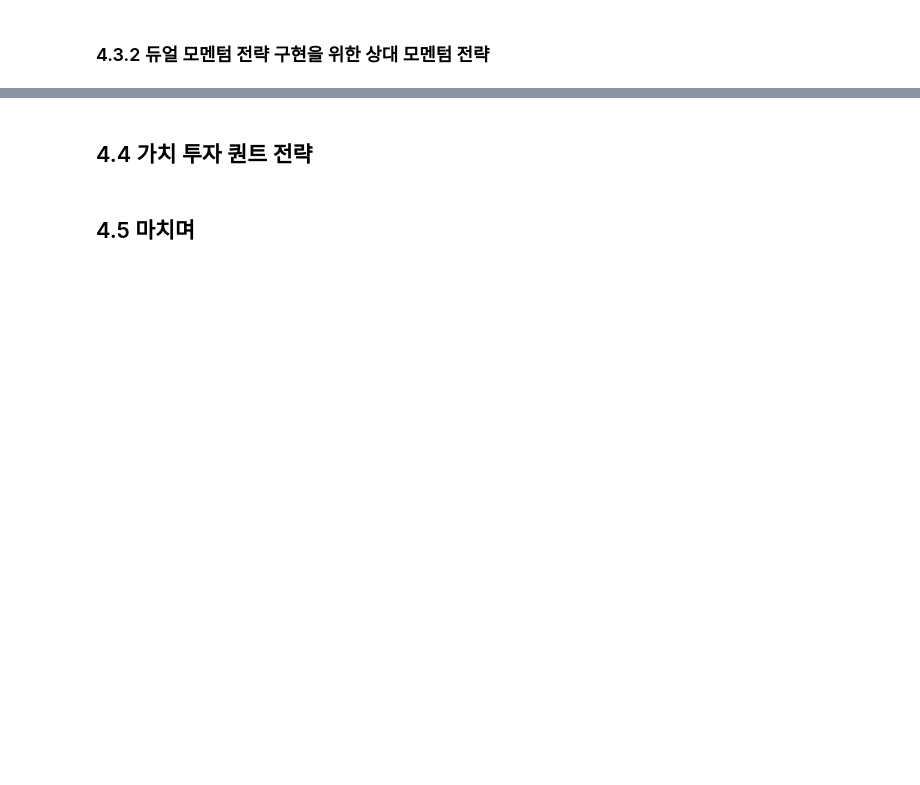
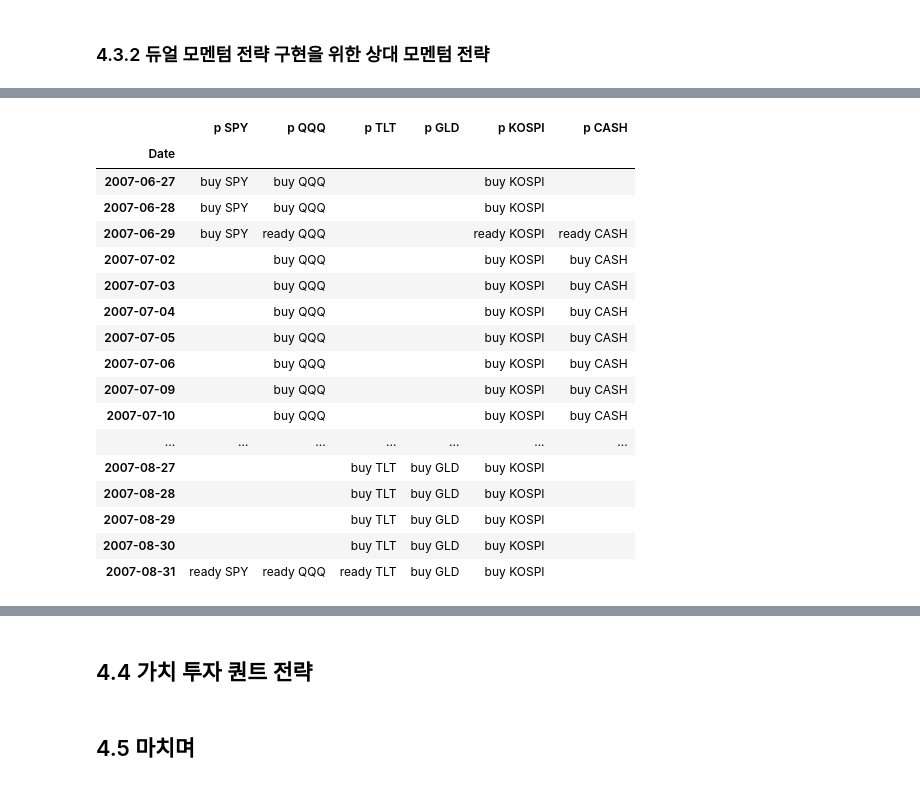
Before and after one commit to sajacaros/algoTrade, a Jupyter notebook: docs/04_2_듀얼모멘텀전략.ipynb, the cells around one changed output, grey strips where cells are left out. Cells and saved outputs as stored; diff of their text form; code cells hidden in the pictures; blank space fills up the shorter version.

```diff
--- a/docs/04_2_듀얼모멘텀전략.ipynb
+++ b/docs/04_2_듀얼모멘텀전략.ipynb
@@ -269,0 +367,39 @@ print(melt_month_df.tail(5))
+# %%
+def tradings(book, s_codes):
+    std_ym = ''
+    buy_phase = False
+    for s in s_codes:
+        for i in book.index:
+            p_ticker = 'p ' + s
+            if book.shift(1).loc[i, p_ticker] == 'ready '+s:
+                std_ym = book.loc[i, 'STD_YM']
+                buy_phase = True
+            if book.loc[i, 'STD_YM'] != std_ym and book.shift(1).loc[i, p_ticker] != 'ready '+s:
+                buy_phase = None
+                std_ym = None
+            if book.loc[i, p_ticker] != 'ready '+s and book.loc[i,'STD_YM'] == std_ym and buy_phase == True:
+                book.loc[i, p_ticker] = 'buy '+ s
+
+    return book
+book = tradings(book, ticker_list)
+# %%
+book.loc['2007-06-27':'2007-09-02', list(map(lambda ticker: 'p ' + ticker, ticker_list))]
+# %% [output]
+|  | p SPY | p QQQ | p TLT | p GLD | p KOSPI | p CASH |
+| Date |  |  |  |  |  |  |
+| 2007-06-27 | buy SPY | buy QQQ |  |  | buy KOSPI |  |
+| 2007-06-28 | buy SPY | buy QQQ |  |  | buy KOSPI |  |
+| 2007-06-29 | buy SPY | ready QQQ |  |  | ready KOSPI | ready CASH |
+| 2007-07-02 |  | buy QQQ |  |  | buy KOSPI | buy CASH |
+| 2007-07-03 |  | buy QQQ |  |  | buy KOSPI | buy CASH |
+| 2007-07-04 |  | buy QQQ |  |  | buy KOSPI | buy CASH |
+| 2007-07-05 |  | buy QQQ |  |  | buy KOSPI | buy CASH |
+| 2007-07-06 |  | buy QQQ |  |  | buy KOSPI | buy CASH |
+| 2007-07-09 |  | buy QQQ |  |  | buy KOSPI | buy CASH |
+| 2007-07-10 |  | buy QQQ |  |  | buy KOSPI | buy CASH |
+| ... | ... | ... | ... | ... | ... | ... |
+| 2007-08-27 |  |  | buy TLT | buy GLD | buy KOSPI |  |
+| 2007-08-28 |  |  | buy TLT | buy GLD | buy KOSPI |  |
+| 2007-08-29 |  |  | buy TLT | buy GLD | buy KOSPI |  |
+| 2007-08-30 |  |  | buy TLT | buy GLD | buy KOSPI |  |
+| 2007-08-31 | ready SPY | ready QQQ | ready TLT | buy GLD | buy KOSPI |  |
```
Also changed, not shown: parts of 20 cells of this notebook, 2 other files.
